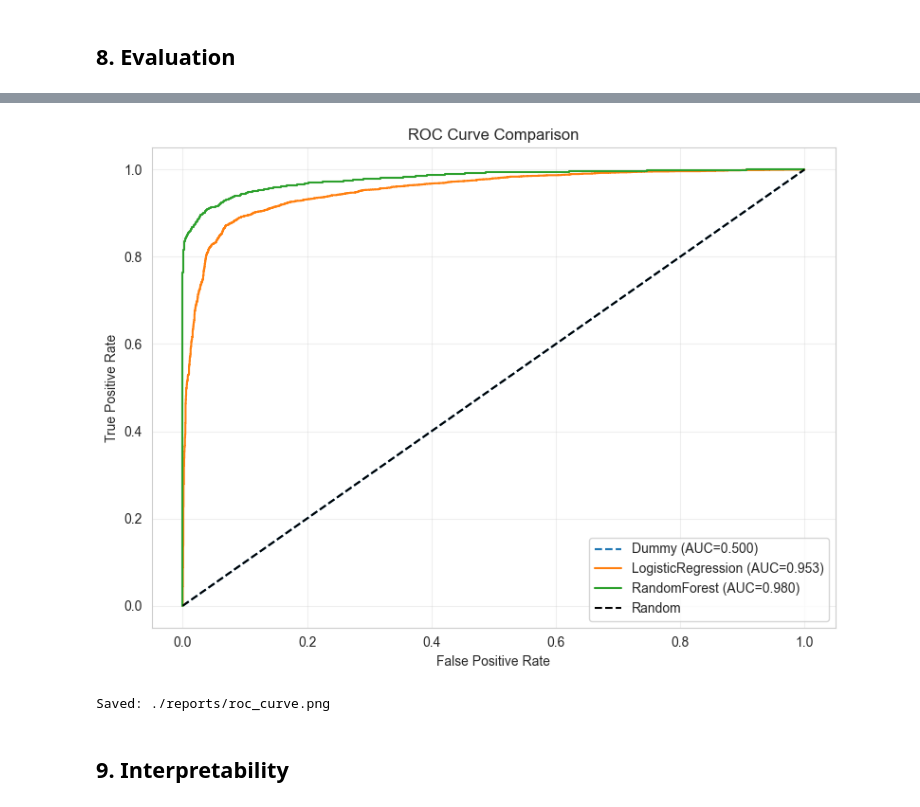
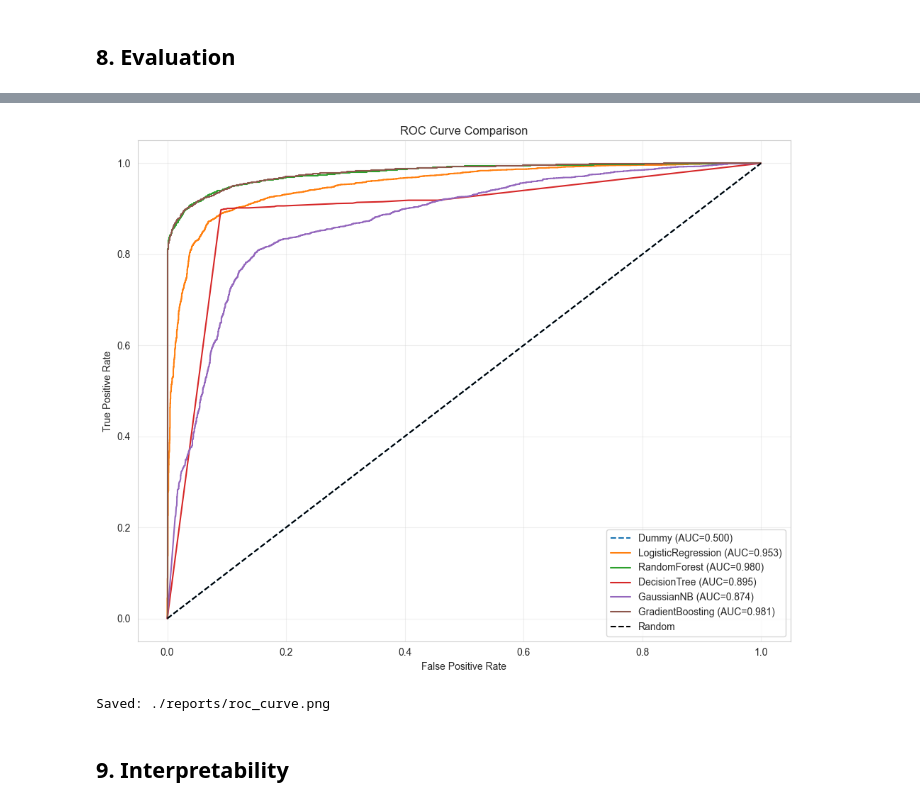
Before and after one commit to Lithika-Ramesh/data-mining, a Jupyter notebook: supervised_model.ipynb, the cells around one changed output, grey strips where cells are left out. Cells and saved outputs as stored; diff of their text form; code cells hidden in the pictures.

```diff
--- a/supervised_model.ipynb
+++ b/supervised_model.ipynb
@@ -531,0 +595,23 @@ ROC-AUC: 0.9798
+# %%
+# Train and evaluate GradientBoostingClassifier
+print("=== GRADIENT BOOSTING CLASSIFIER ===")
+
+gb_pipeline = Pipeline(steps=[
+    ('preprocessor', preprocessor),
+    ('classifier', GradientBoostingClassifier(random_state=42, n_estimators=100, max_depth=5))
+])
+
+gb_pipeline.fit(X_train, y_train)
+
+y_pred_gb = gb_pipeline.predict(X_test)
+y_pred_proba_gb = gb_pipeline.predict_proba(X_test)[:, 1]
+
+gb_precision = precision_score(y_test, y_pred_gb)
+gb_recall = recall_score(y_test, y_pred_gb)
+gb_f1 = f1_score(y_test, y_pred_gb)
+gb_roc_auc = roc_auc_score(y_test, y_pred_proba_gb)
+
+print(f"Precision: {gb_precision:.4f}")
+print(f"Recall: {gb_recall:.4f}")
+print(f"F1: {gb_f1:.4f}")
+print(f"ROC-AUC: {gb_roc_auc:.4f}")
@@ -576,25 +692,31 @@ Saved: ./reports/confusion_matrix.png
 # %%
 # ROC curve comparison
 fpr_dummy, tpr_dummy, _ = roc_curve(y_test, y_pred_proba_dummy)
 fpr_lr, tpr_lr, _ = roc_curve(y_test, y_pred_proba_lr)
 fpr_rf, tpr_rf, _ = roc_curve(y_test, y_pred_proba_rf)
+fpr_dt, tpr_dt, _ = roc_curve(y_test, y_pred_proba_dt)
+fpr_nb, tpr_nb, _ = roc_curve(y_test, y_pred_proba_nb)
+fpr_gb, tpr_gb, _ = roc_curve(y_test, y_pred_proba_gb)
 
-plt.figure(figsize=(8, 6))
+plt.figure(figsize=(10, 8))
 plt.plot(fpr_dummy, tpr_dummy, label=f'Dummy (AUC={dummy_roc_auc:.3f})', linestyle='--')
 plt.plot(fpr_lr, tpr_lr, label=f'LogisticRegression (AUC={lr_roc_auc:.3f})')
 plt.plot(fpr_rf, tpr_rf, label=f'RandomForest (AUC={rf_roc_auc:.3f})')
+plt.plot(fpr_dt, tpr_dt, label=f'DecisionTree (AUC={dt_roc_auc:.3f})')
+plt.plot(fpr_nb, tpr_nb, label=f'GaussianNB (AUC={nb_roc_auc:.3f})')
+plt.plot(fpr_gb, tpr_gb, label=f'GradientBoosting (AUC={gb_roc_auc:.3f})')
 plt.plot([0, 1], [0, 1], 'k--', label='Random')
 plt.xlabel('False Positive Rate')
 plt.ylabel('True Positive Rate')
 plt.title('ROC Curve Comparison')
 plt.legend()
 plt.grid(alpha=0.3)
 plt.tight_layout()
 plt.savefig('./reports/roc_curve.png', dpi=150, bbox_inches='tight')
 plt.show()
 print("Saved: ./reports/roc_curve.png")
 # %% [output]
-[figure, old version]
+[figure, new version]
 Saved: ./reports/roc_curve.png
 # %% [markdown]
 ## 9. Interpretability
```
Also changed, not shown: parts of 11 cells of this notebook, 6 other files.
